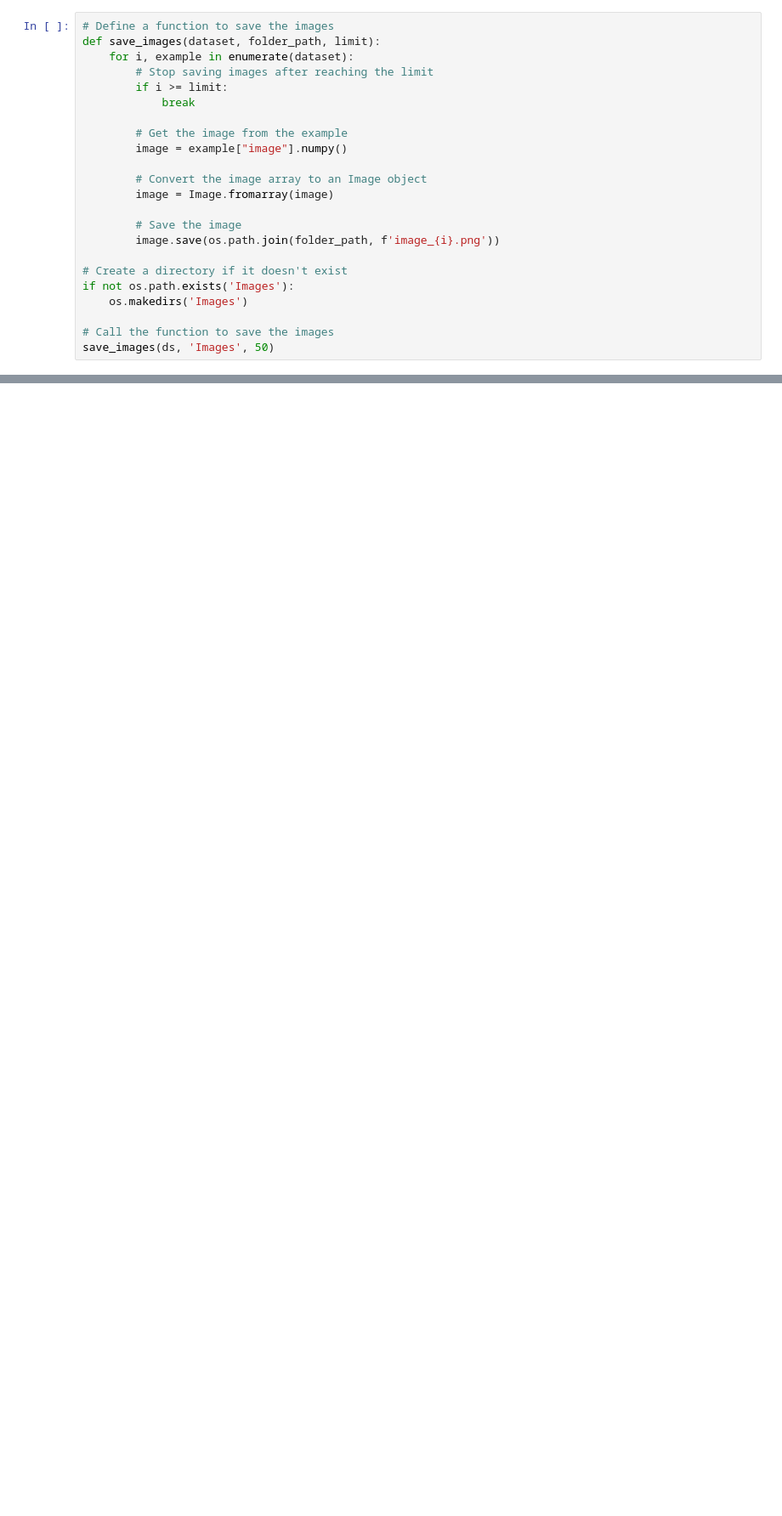
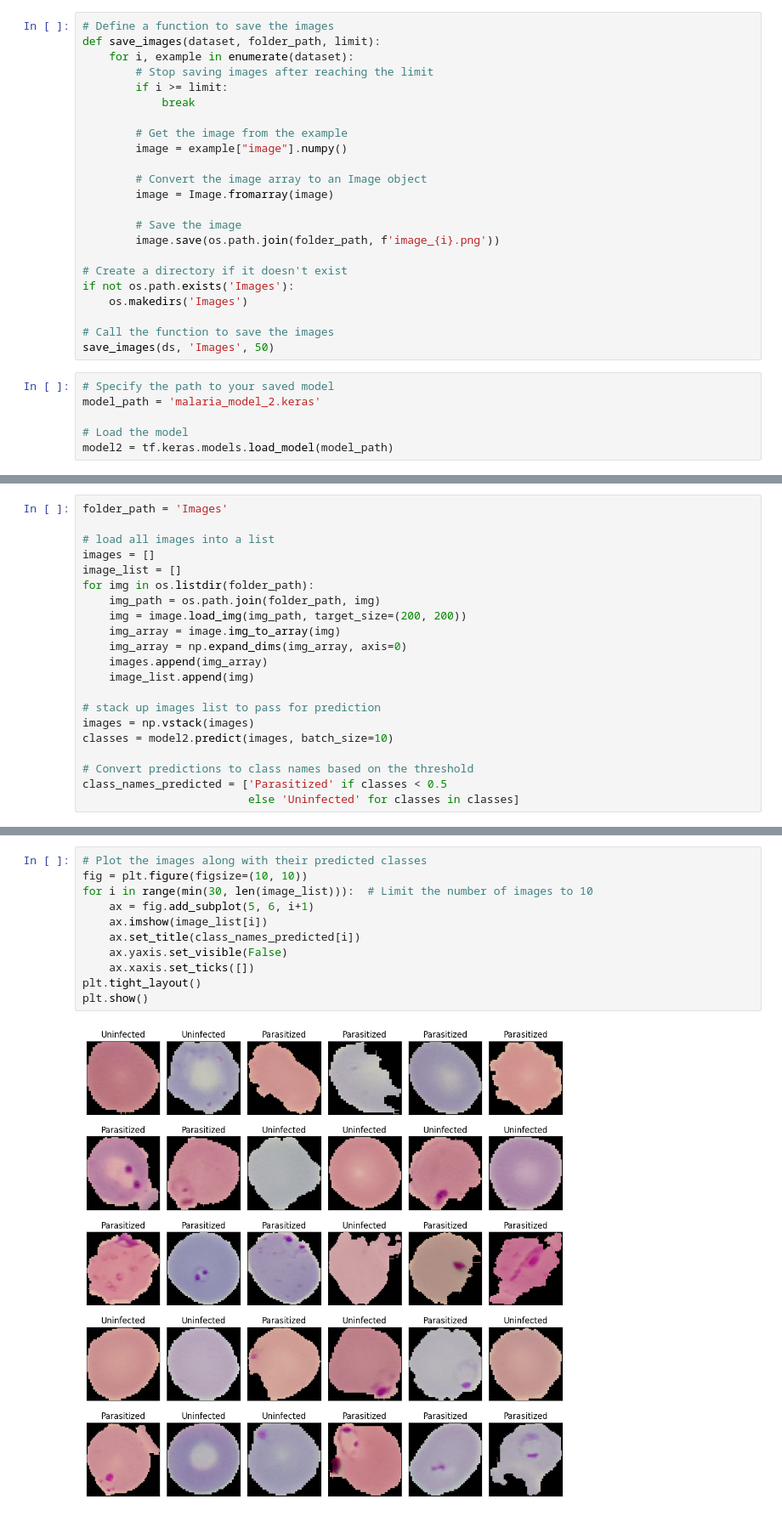
Before and after one commit to AllanMogley/11-Malaria-Cells-Analysis, a Jupyter notebook: model2.ipynb, the cells around one changed output, grey strips where cells are left out. Shown at 85% size. Saved outputs shown, nothing was run; the diff lists cells and outputs as text; blank space fills up the shorter version.

```diff
--- a/model2.ipynb
+++ b/model2.ipynb
@@ -220,3 +217,9 @@ if not os.path.exists('Images'):
 
 # Call the function to save the images
 save_images(ds, 'Images', 50)
+# %%
+# Specify the path to your saved model
+model_path = 'malaria_model_2.keras'
+
+# Load the model
+model2 = tf.keras.models.load_model(model_path)
@@ -222,0 +229,21 @@ save_images(ds, 'Images', 50)
+# %%
+folder_path = 'Images'
+
+# load all images into a list
+images = []
+image_list = []
+for img in os.listdir(folder_path):
+    img_path = os.path.join(folder_path, img)
+    img = image.load_img(img_path, target_size=(200, 200))
+    img_array = image.img_to_array(img)
+    img_array = np.expand_dims(img_array, axis=0)
+    images.append(img_array)
+    image_list.append(img)
+
+# stack up images list to pass for prediction
+images = np.vstack(images)
+classes = model2.predict(images, batch_size=10)
+
+# Convert predictions to class names based on the threshold
+class_names_predicted = ['Parasitized' if classes < 0.5
+                         else 'Uninfected' for classes in classes]
@@ -222,0 +252,13 @@ save_images(ds, 'Images', 50)
+# %%
+# Plot the images along with their predicted classes
+fig = plt.figure(figsize=(10, 10))
+for i in range(min(30, len(image_list))):  # Limit the number of images to 10
+    ax = fig.add_subplot(5, 6, i+1)
+    ax.imshow(image_list[i])
+    ax.set_title(class_names_predicted[i])
+    ax.yaxis.set_visible(False)
+    ax.xaxis.set_ticks([])
+plt.tight_layout()
+plt.show()
+# %% [output]
+[figure, added]
```
Also changed, not shown: parts of 8 cells of this notebook, 2 other files.
